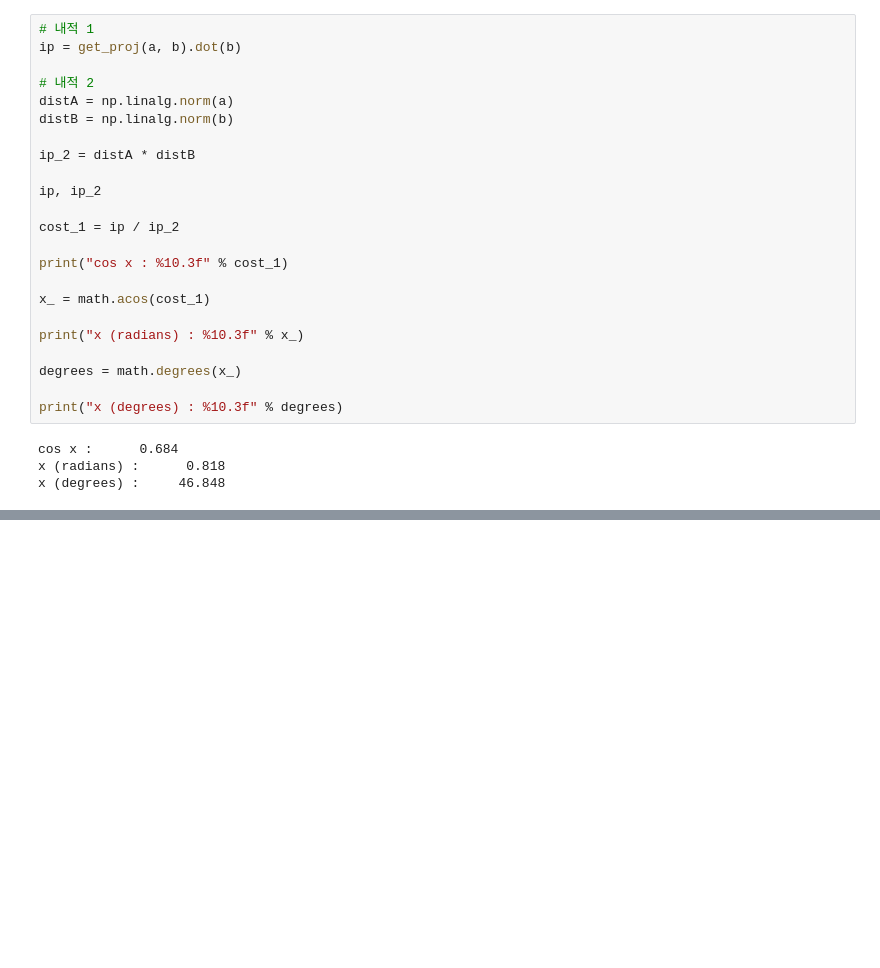
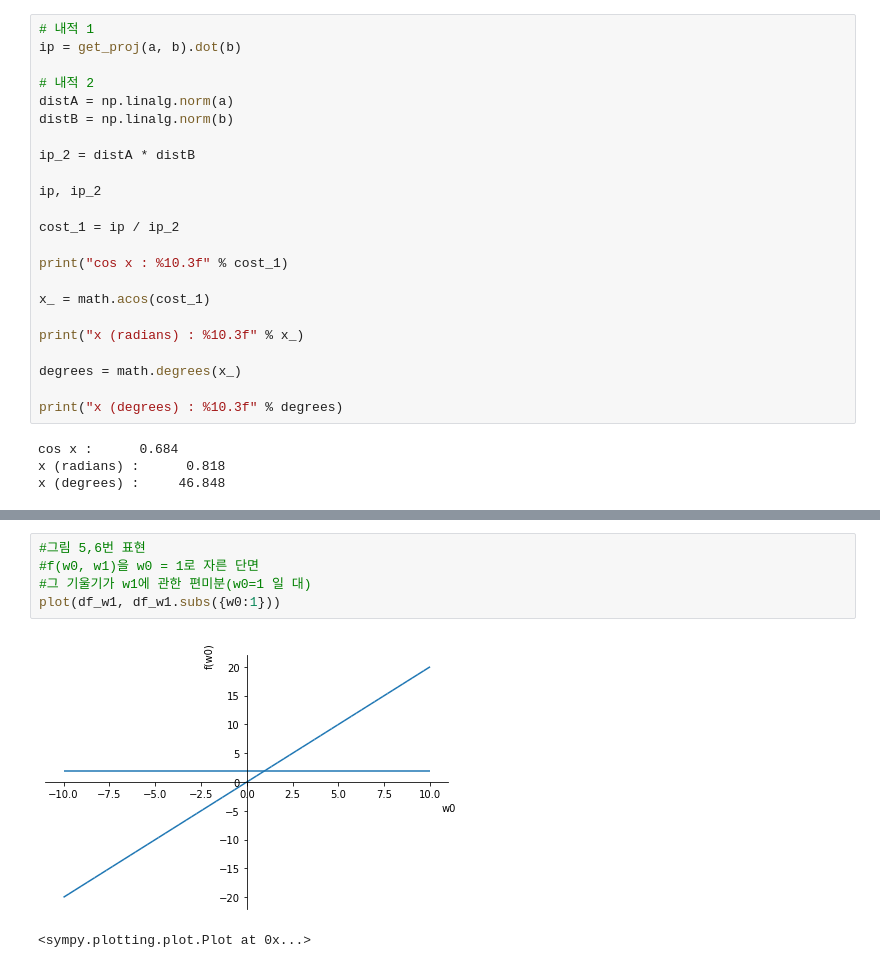
Before and after one commit to giyuntf2/CAU, a Jupyter notebook: Pythonで学ぶ機械学習の教科書/Chapter_4.ipynb, the cells around one changed output, grey strips where cells are left out. Saved outputs shown, nothing was run; the diff lists cells and outputs as text; blank space fills up the shorter version.

```diff
--- a/Pythonで学ぶ機械学習の教科書/Chapter_4.ipynb
+++ b/Pythonで学ぶ機械学習の教科書/Chapter_4.ipynb
@@ -284,0 +448,8 @@ x (degrees) :     46.848
+# %%
+#그림 5,6번 표현
+#f(w0, w1)을 w0 = 1로 자른 단면
+#그 기울기가 w1에 관한 편미분(w0=1 일 대)
+plot(df_w1, df_w1.subs({w0:1}))
+# %% [output]
+[figure, added]
+<sympy.plotting.plot.Plot at 0x...>
```
Also changed, not shown: parts of 75 cells of this notebook.
